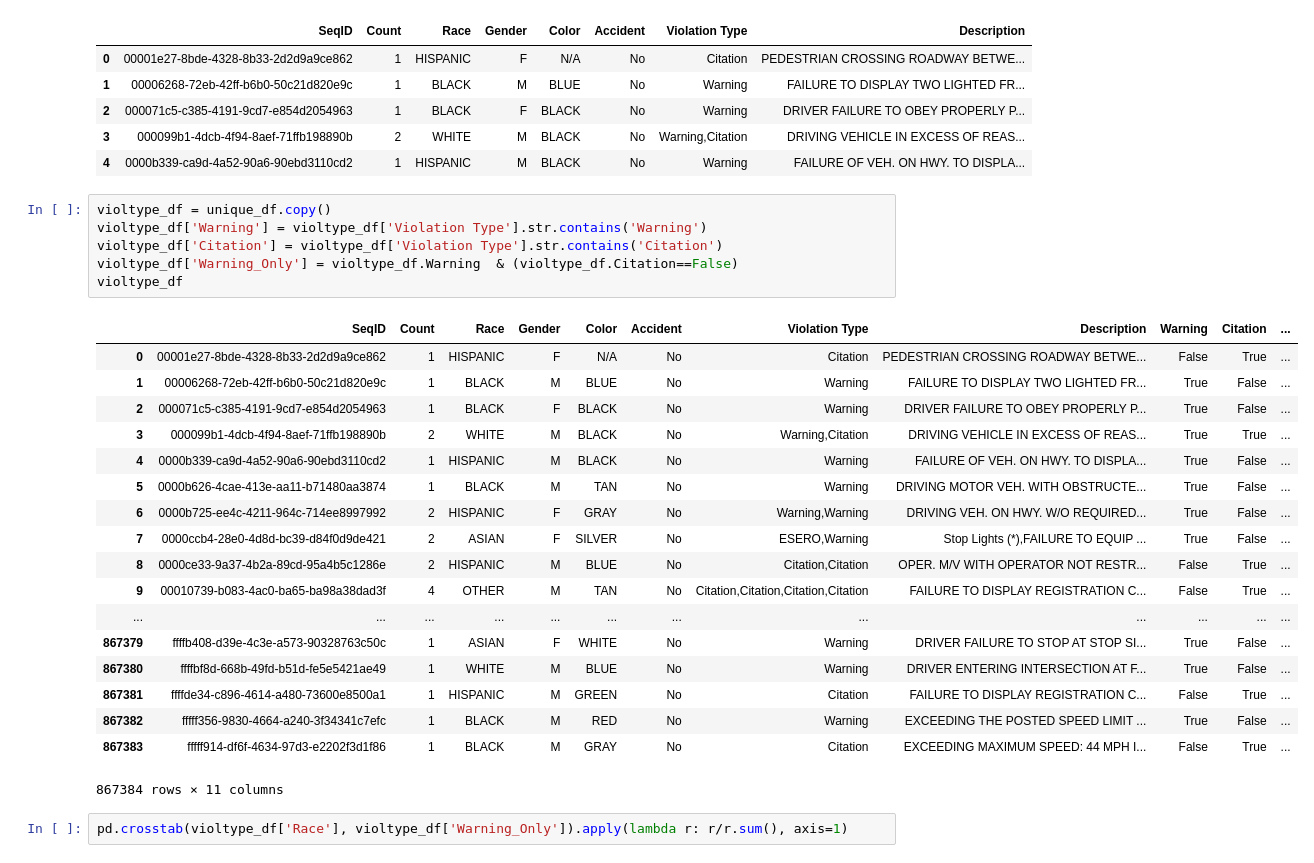
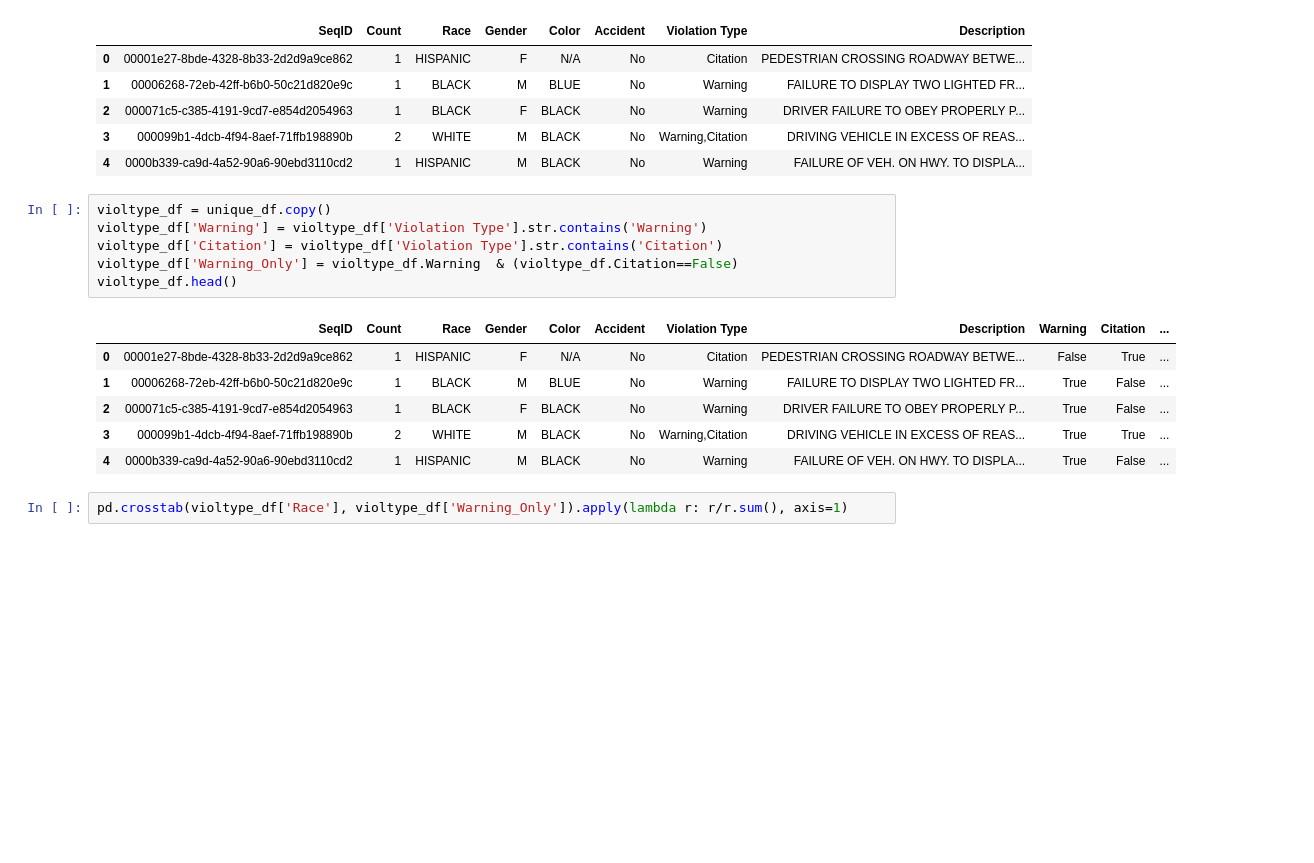
Before and after one commit to mguptaphd/Module3_Project, a Jupyter notebook: Module3_Project.ipynb, the cells around one changed output. Cells and saved outputs as stored; diff of their text form; blank space fills up the shorter version.

```diff
--- a/Module3_Project.ipynb
+++ b/Module3_Project.ipynb
@@ -120,28 +120,16 @@ unique_df.head()
 # %%
 violtype_df = unique_df.copy()
 violtype_df['Warning'] = violtype_df['Violation Type'].str.contains('Warning')
 violtype_df['Citation'] = violtype_df['Violation Type'].str.contains('Citation')
 violtype_df['Warning_Only'] = violtype_df.Warning  & (violtype_df.Citation==False)
-violtype_df
+violtype_df.head()
 # %% [output]
 |  | SeqID | Count | Race | Gender | Color | Accident | Violation Type | Description | Warning | Citation | ... |
 | 0 | 00001e27-8bde-4328-8b33-2d2d9a9ce862 | 1 | HISPANIC | F | N/A | No | Citation | PEDESTRIAN CROSSING ROADWAY BETWE... | False | True | ... |
 | 1 | 00006268-72eb-42ff-b6b0-50c21d820e9c | 1 | BLACK | M | BLUE | No | Warning | FAILURE TO DISPLAY TWO LIGHTED FR... | True | False | ... |
 | 2 | 000071c5-c385-4191-9cd7-e854d2054963 | 1 | BLACK | F | BLACK | No | Warning | DRIVER FAILURE TO OBEY PROPERLY P... | True | False | ... |
 | 3 | 000099b1-4dcb-4f94-8aef-71ffb198890b | 2 | WHITE | M | BLACK | No | Warning,Citation | DRIVING VEHICLE IN EXCESS OF REAS... | True | True | ... |
 | 4 | 0000b339-ca9d-4a52-90a6-90ebd3110cd2 | 1 | HISPANIC | M | BLACK | No | Warning | FAILURE OF VEH. ON HWY. TO DISPLA... | True | False | ... |
-| 5 | 0000b626-4cae-413e-aa11-b71480aa3874 | 1 | BLACK | M | TAN | No | Warning | DRIVING MOTOR VEH. WITH OBSTRUCTE... | True | False | ... |
-| 6 | 0000b725-ee4c-4211-964c-714ee8997992 | 2 | HISPANIC | F | GRAY | No | Warning,Warning | DRIVING VEH. ON HWY. W/O REQUIRED... | True | False | ... |
-| 7 | 0000ccb4-28e0-4d8d-bc39-d84f0d9de421 | 2 | ASIAN | F | SILVER | No | ESERO,Warning | Stop Lights (*),FAILURE TO EQUIP ... | True | False | ... |
-| 8 | 0000ce33-9a37-4b2a-89cd-95a4b5c1286e | 2 | HISPANIC | M | BLUE | No | Citation,Citation | OPER. M/V WITH OPERATOR NOT RESTR... | False | True | ... |
-| 9 | 00010739-b083-4ac0-ba65-ba98a38dad3f | 4 | OTHER | M | TAN | No | Citation,Citation,Citation,Citation | FAILURE TO DISPLAY REGISTRATION C... | False | True | ... |
-| ... | ... | ... | ... | ... | ... | ... | ... | ... | ... | ... | ... |
-| 867379 | ffffb408-d39e-4c3e-a573-90328763c50c | 1 | ASIAN | F | WHITE | No | Warning | DRIVER FAILURE TO STOP AT STOP SI... | True | False | ... |
-| 867380 | ffffbf8d-668b-49fd-b51d-fe5e5421ae49 | 1 | WHITE | M | BLUE | No | Warning | DRIVER ENTERING INTERSECTION AT F... | True | False | ... |
-| 867381 | ffffde34-c896-4614-a480-73600e8500a1 | 1 | HISPANIC | M | GREEN | No | Citation | FAILURE TO DISPLAY REGISTRATION C... | False | True | ... |
-| 867382 | fffff356-9830-4664-a240-3f34341c7efc | 1 | BLACK | M | RED | No | Warning | EXCEEDING THE POSTED SPEED LIMIT ... | True | False | ... |
-| 867383 | fffff914-df6f-4634-97d3-e2202f3d1f86 | 1 | BLACK | M | GRAY | No | Citation | EXCEEDING MAXIMUM SPEED: 44 MPH I... | False | True | ... |
-867384 rows × 11 columns
 # %%
 pd.crosstab(violtype_df['Race'], violtype_df['Warning_Only']).apply(lambda r: r/r.sum(), axis=1)
 # %% [output]
```
Also changed, not shown: parts of 21 cells of this notebook.
